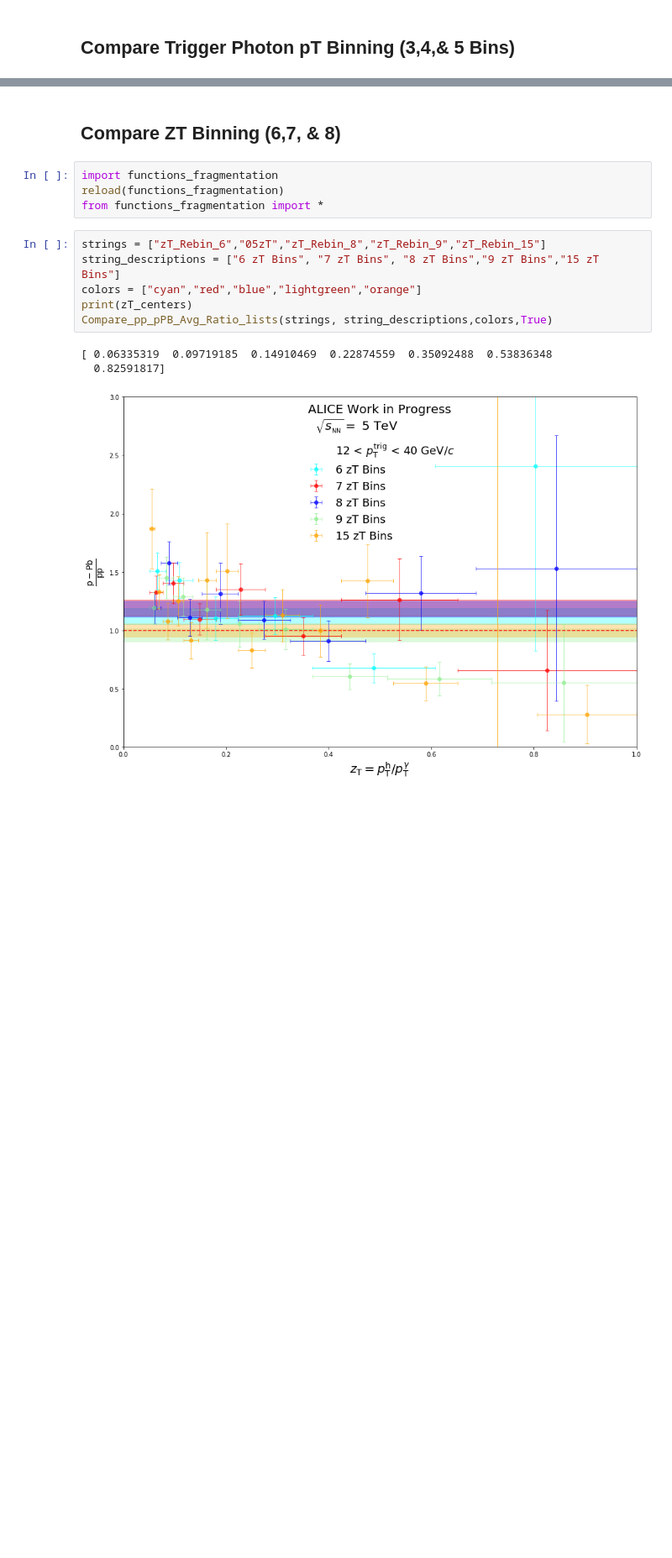
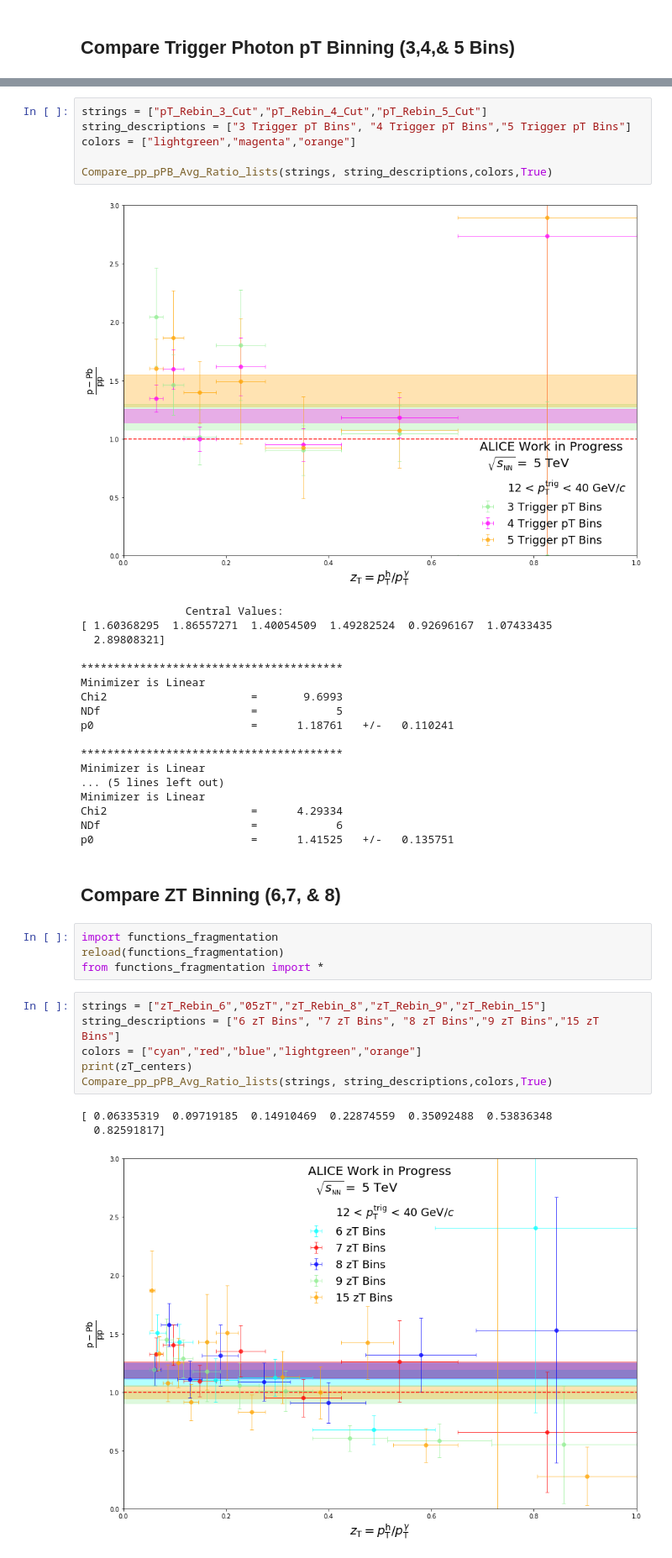
Before and after one commit to ftoralesacosta/GH_Correlations, a Jupyter notebook: Analysis_Notebooks/pythonic_correlations.ipynb, the cells around one changed output, grey strips where cells are left out. Shown at 84% size. Cells and saved outputs as stored; diff of their text form; blank space fills up the shorter version.

```diff
--- a/Analysis_Notebooks/pythonic_correlations.ipynb
+++ b/Analysis_Notebooks/pythonic_correlations.ipynb
@@ -277,3 +277,28 @@ p0                        =      1.18779   +/-   0.0715211
+# %%
+strings = ["pT_Rebin_3_Cut","pT_Rebin_4_Cut","pT_Rebin_5_Cut"]
+string_descriptions = ["3 Trigger pT Bins", "4 Trigger pT Bins","5 Trigger pT Bins"]
+colors = ["lightgreen","magenta","orange"]
+
+Compare_pp_pPB_Avg_Ratio_lists(strings, string_descriptions,colors,True)
+# %% [output]
+[figure, added]
+                Central Values:
+[ 1.60368295  1.86557271  1.40054509  1.49282524  0.92696167  1.07433435
+  2.89808321]
+
+****************************************
+Minimizer is Linear
+Chi2                      =       9.6993
+NDf                       =            5
+p0                        =      1.18761   +/-   0.110241
+
+****************************************
+Minimizer is Linear
+... (5 lines left out)
+Minimizer is Linear
+Chi2                      =      4.29334
+NDf                       =            6
+p0                        =      1.41525   +/-   0.135751
 # %% [markdown]
 ## Compare ZT Binning (6,7, & 8)
 # %%
```
Also changed, not shown: parts of 10 cells of this notebook, 52 other files.
